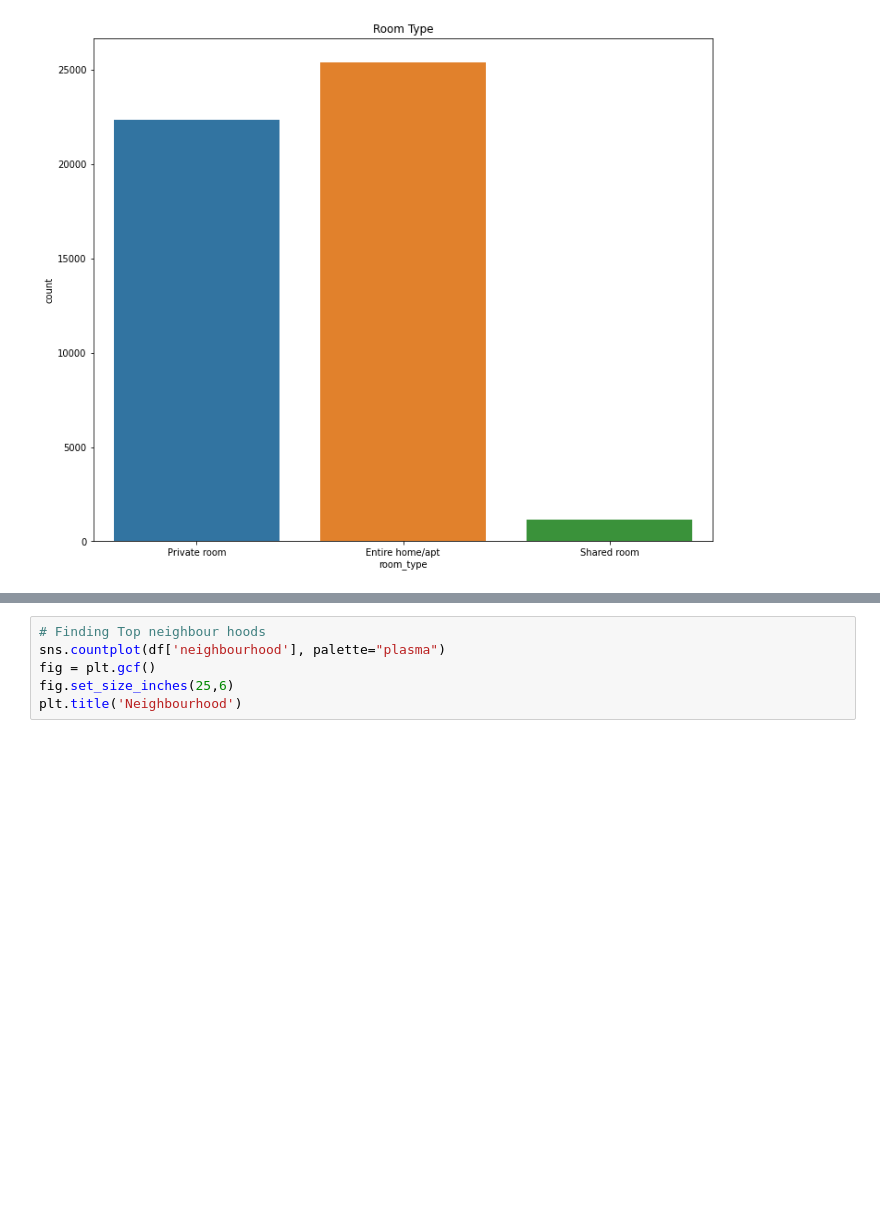
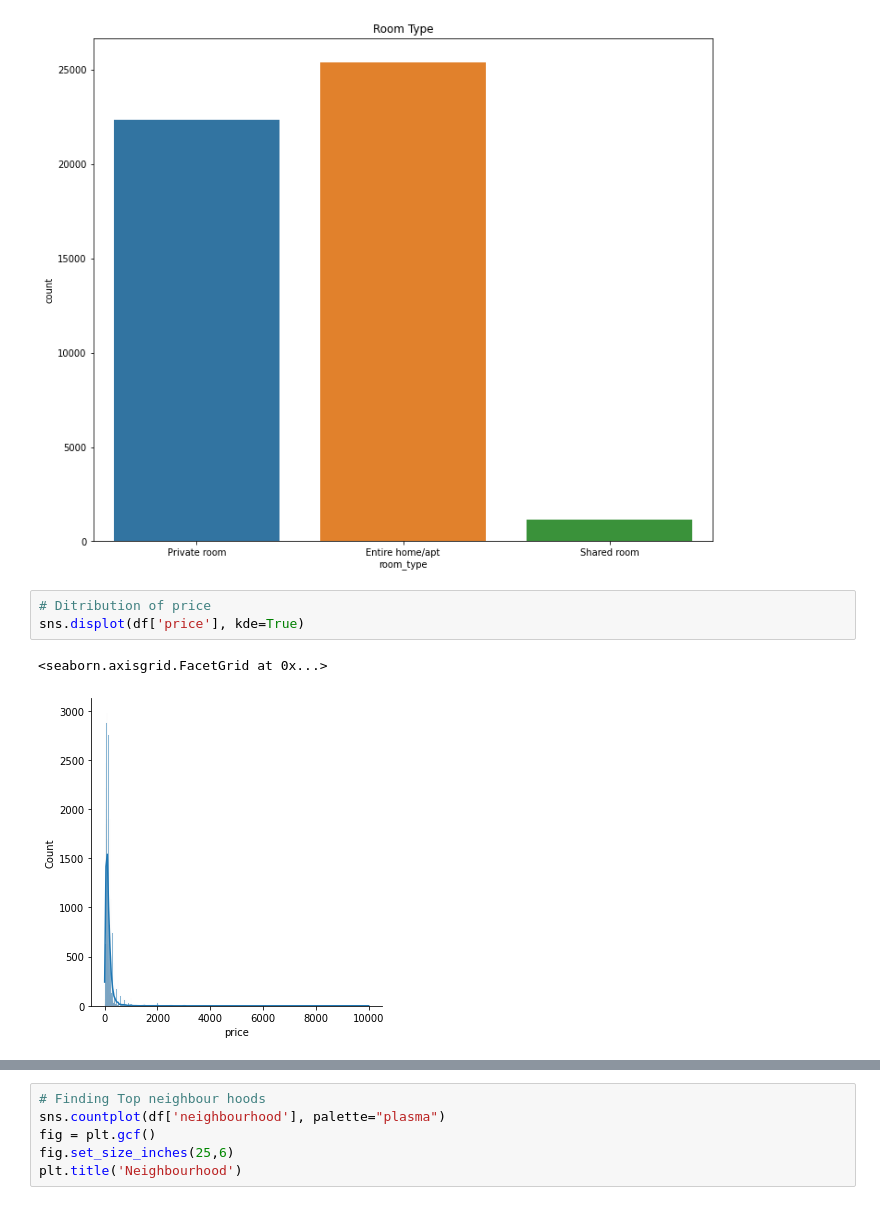
Before and after one commit to junaiskv94/Airbnb_bookin_Analysis, a Jupyter notebook: Copy_of_Airbnb_Bookings_Analysis_Capstone_Project.ipynb, the cells around one changed output, grey strips where cells are left out. Drawn from its saved outputs; the diff is of its cells as text; blank space fills up the shorter version.

```diff
--- a/Copy_of_Airbnb_Bookings_Analysis_Capstone_Project.ipynb
+++ b/Copy_of_Airbnb_Bookings_Analysis_Capstone_Project.ipynb
@@ -239,3 +292,9 @@ plt.title('Room Type')
 # %% [output]
 Text(0.5, 1.0, 'Room Type')
 [figure]
+# %%
+# Ditribution of price
+sns.displot(df['price'], kde=True)
+# %% [output]
+<seaborn.axisgrid.FacetGrid at 0x...>
+[figure, added]
```
Also changed, not shown: parts of 107 cells of this notebook.
